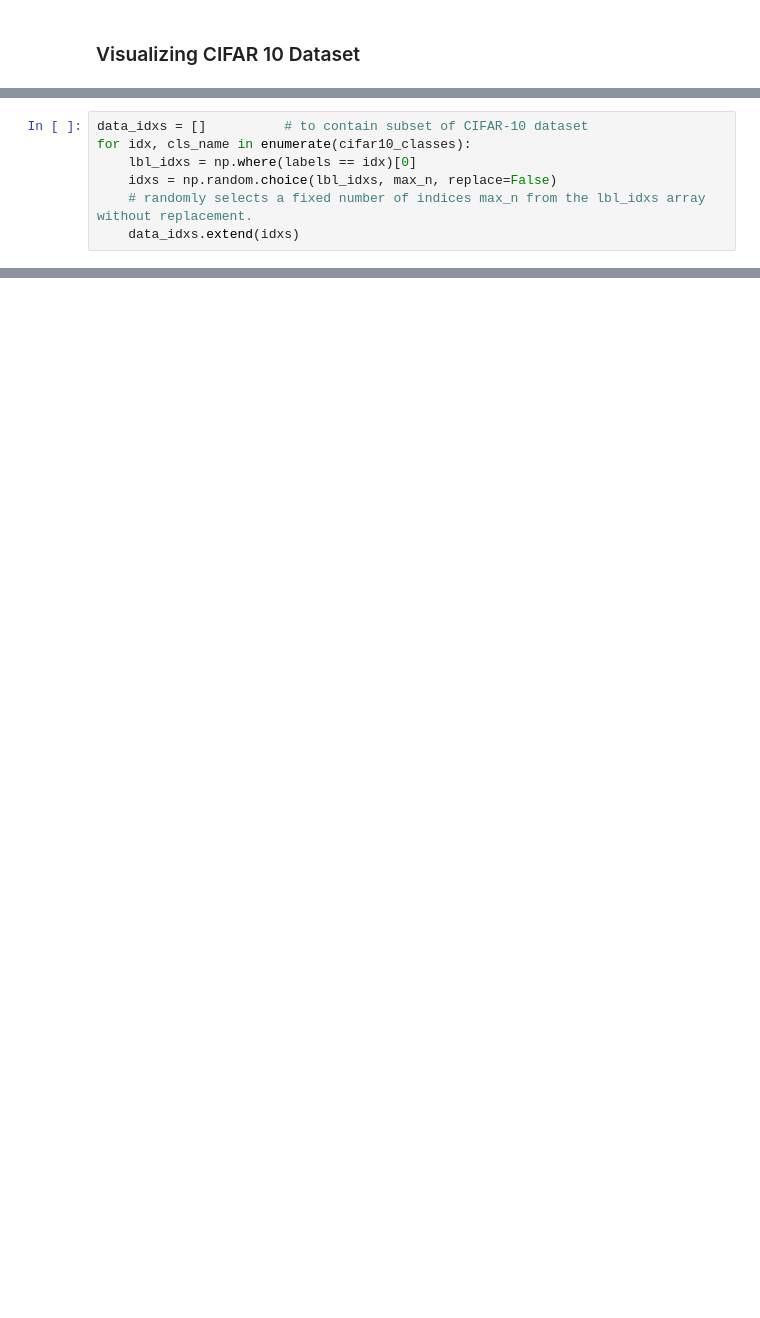
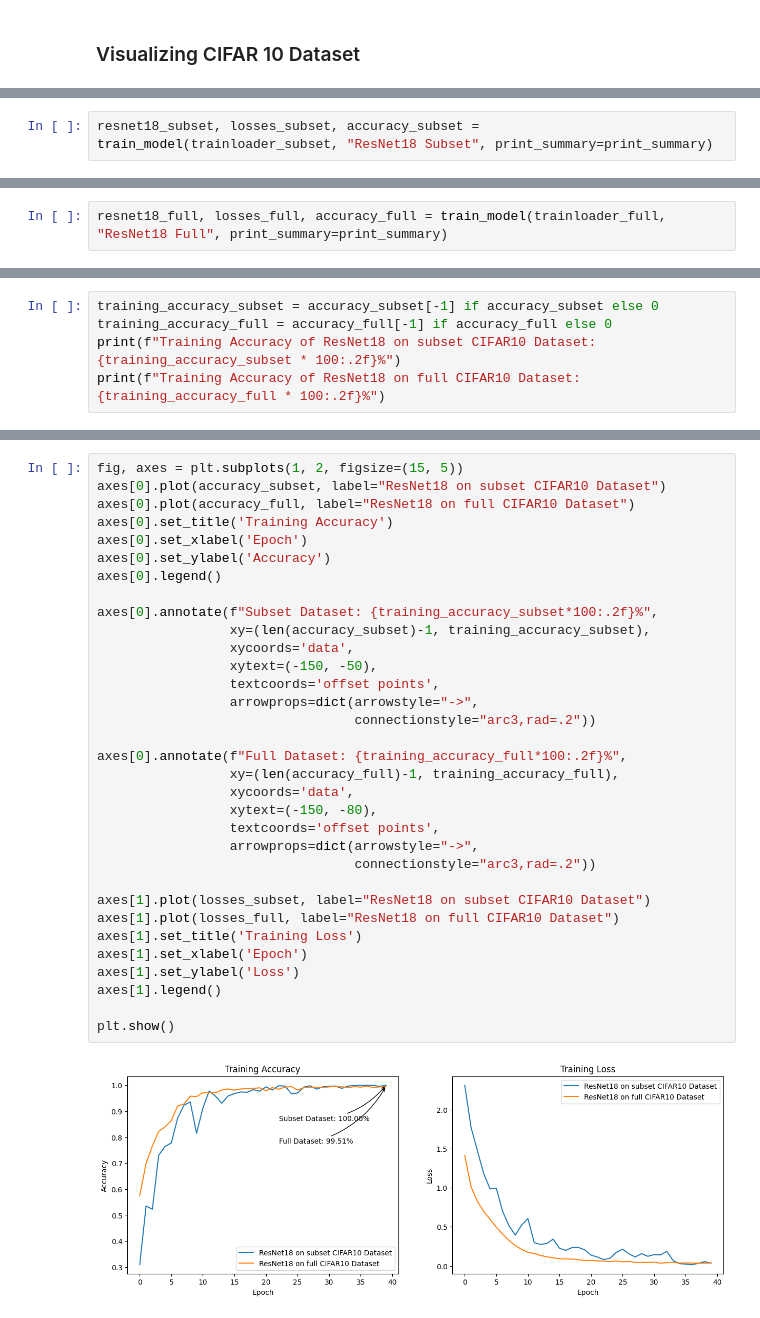
Before and after one commit to munish30monga/gnr_650, a Jupyter notebook: assignment_1.ipynb, the cells around one changed output, grey strips where cells are left out. Drawn from its saved outputs; the diff is of its cells as text; blank space fills up the shorter version.

```diff
--- a/assignment_1.ipynb
+++ b/assignment_1.ipynb
@@ -74,7 +80,0 @@ for idx, cls_name in enumerate(cifar10_classes):
-# %%
-data_idxs = []          # to contain subset of CIFAR-10 dataset
-for idx, cls_name in enumerate(cifar10_classes):
-    lbl_idxs = np.where(labels == idx)[0]
-    idxs = np.random.choice(lbl_idxs, max_n, replace=False)
-    # randomly selects a fixed number of indices max_n from the lbl_idxs array without replacement.
-    data_idxs.extend(idxs)
@@ -507,0 +175,2 @@ plt.show()
+# %%
+resnet18_subset, losses_subset, accuracy_subset = train_model(trainloader_subset, "ResNet18 Subset", print_summary=print_summary)
@@ -507,0 +226,2 @@ plt.show()
+# %%
+resnet18_full, losses_full, accuracy_full = train_model(trainloader_full, "ResNet18 Full", print_summary=print_summary)
@@ -507,0 +293,5 @@ plt.show()
+# %%
+training_accuracy_subset = accuracy_subset[-1] if accuracy_subset else 0
+training_accuracy_full = accuracy_full[-1] if accuracy_full else 0
+print(f"Training Accuracy of ResNet18 on subset CIFAR10 Dataset: {training_accuracy_subset * 100:.2f}%")
+print(f"Training Accuracy of ResNet18 on full CIFAR10 Dataset: {training_accuracy_full * 100:.2f}%")
@@ -507,0 +313,35 @@ plt.show()
+# %%
+fig, axes = plt.subplots(1, 2, figsize=(15, 5))
+axes[0].plot(accuracy_subset, label="ResNet18 on subset CIFAR10 Dataset")
+axes[0].plot(accuracy_full, label="ResNet18 on full CIFAR10 Dataset")
+axes[0].set_title('Training Accuracy')
+axes[0].set_xlabel('Epoch')
+axes[0].set_ylabel('Accuracy')
+axes[0].legend()
+
+axes[0].annotate(f"Subset Dataset: {training_accuracy_subset*100:.2f}%",
+                 xy=(len(accuracy_subset)-1, training_accuracy_subset),
+                 xycoords='data',
+                 xytext=(-150, -50),
+                 textcoords='offset points',
+                 arrowprops=dict(arrowstyle="->",
+                                 connectionstyle="arc3,rad=.2"))
+
+axes[0].annotate(f"Full Dataset: {training_accuracy_full*100:.2f}%",
+                 xy=(len(accuracy_full)-1, training_accuracy_full),
+                 xycoords='data',
+                 xytext=(-150, -80),
+                 textcoords='offset points',
+                 arrowprops=dict(arrowstyle="->",
+                                 connectionstyle="arc3,rad=.2"))
+
+axes[1].plot(losses_subset, label="ResNet18 on subset CIFAR10 Dataset")
+axes[1].plot(losses_full, label="ResNet18 on full CIFAR10 Dataset")
+axes[1].set_title('Training Loss')
+axes[1].set_xlabel('Epoch')
+axes[1].set_ylabel('Loss')
+axes[1].legend()
+
+plt.show()
+# %% [output]
+[figure, added]
```
Also changed, not shown: parts of 43 cells of this notebook.
